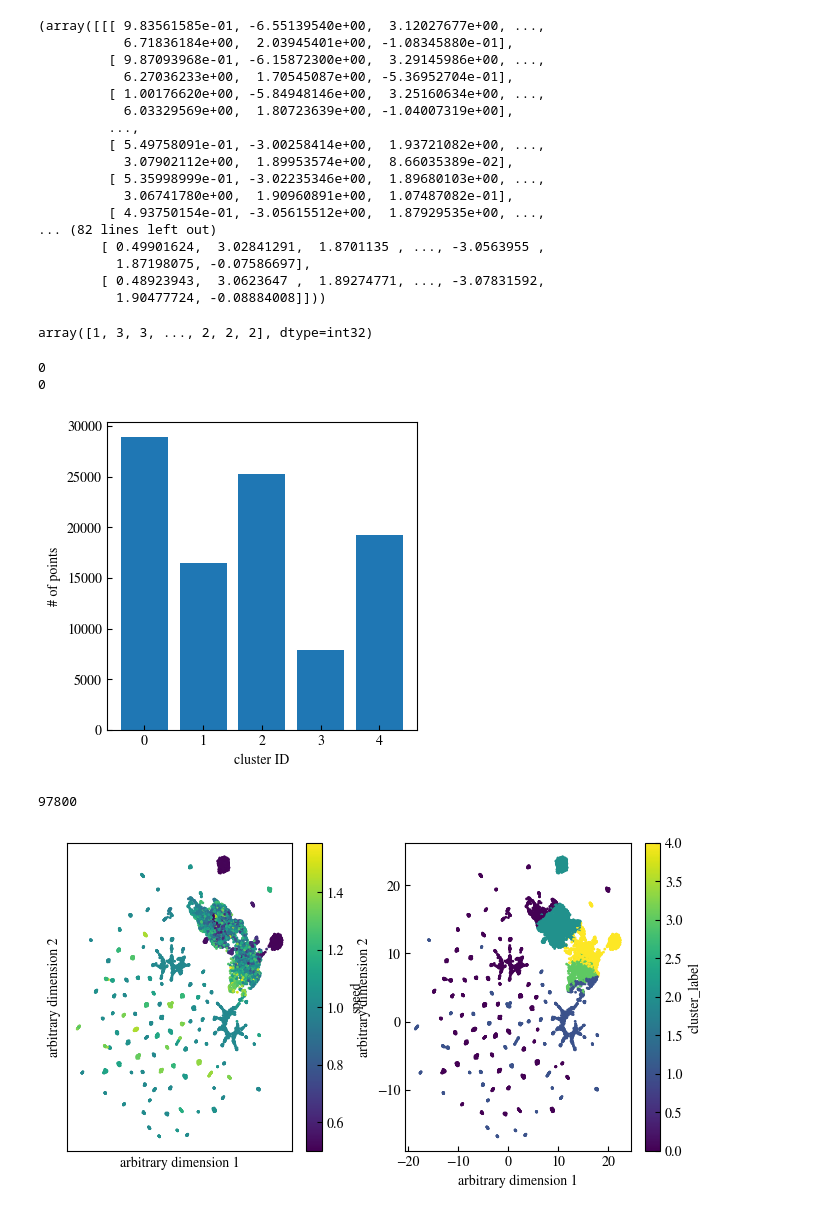
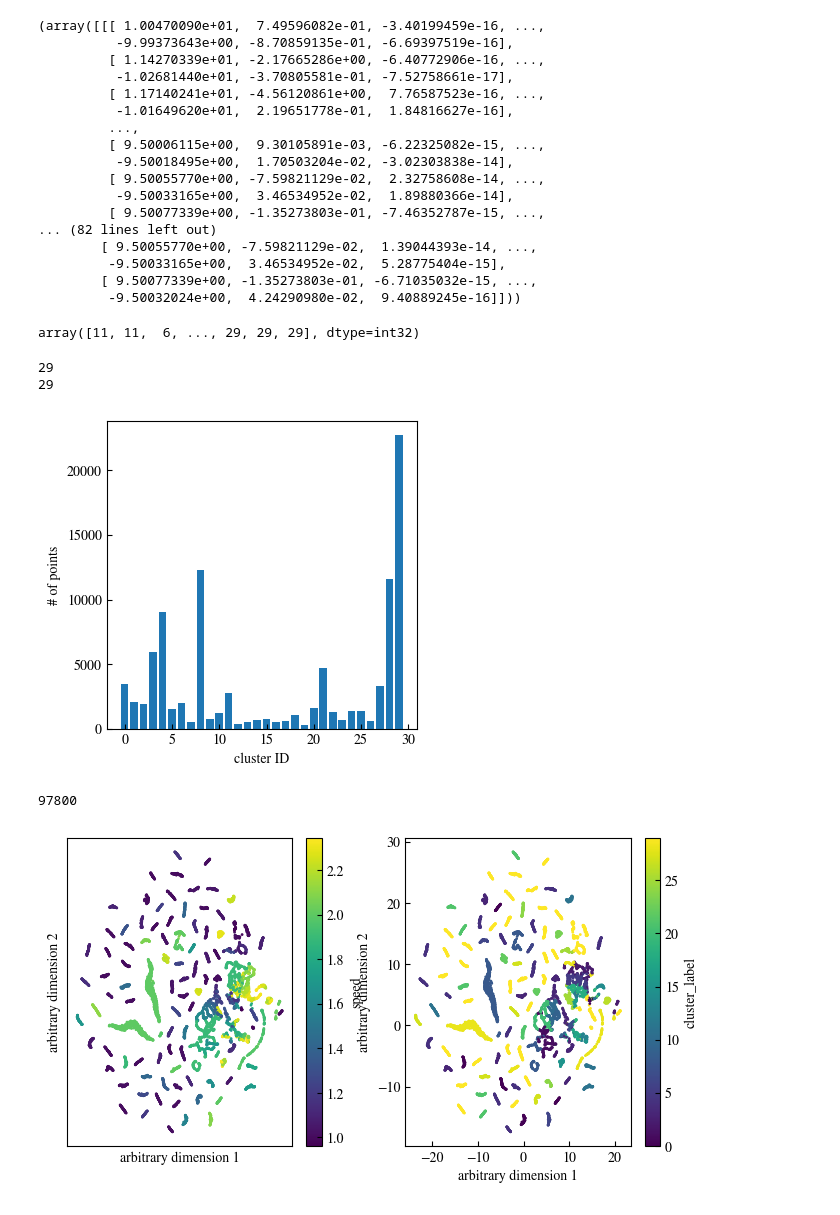
Before and after one commit to HugoLeRoy94/ClusterAnalysis, a Jupyter notebook: unit_test/test_embedding_toy_model.ipynb, the cells around one changed output. Cells and saved outputs as stored; diff of their text form; code cells hidden in the pictures.

```diff
--- a/unit_test/test_embedding_toy_model.ipynb
+++ b/unit_test/test_embedding_toy_model.ipynb
@@ -58,33 +58,34 @@ ax2.set_yticks([-3,0,3])
 #emb = Embedding(df,
 #                columns=['speed','curvature_angle','abs_torsion_angle'],
 #                ID_NAME='label')
-emb = EmbeddingPosition(df,columns=['speed'],columns_translated=['x','y','z'],ID_NAME='label')
+#emb = EmbeddingPosition(df,columns=['speed'],columns_translated=['x','y','z'],ID_NAME='label')
+emb = EmbeddingPosition(df,columns=[],columns_translated=['x','y','z'],ID_NAME='label')
 #emb = Embedding(df,
 #                columns=['speed','curvature_angle'],ID_NAME='label')
 # %%
 emb.make_embedding(K=20)
 # %% [output]
-(array([[[ 9.83561585e-01, -6.55139540e+00,  3.12027677e+00, ...,
-           6.71836184e+00,  2.03945401e+00, -1.08345880e-01],
-         [ 9.87093968e-01, -6.15872300e+00,  3.29145986e+00, ...,
-           6.27036233e+00,  1.70545087e+00, -5.36952704e-01],
-         [ 1.00176620e+00, -5.84948146e+00,  3.25160634e+00, ...,
-           6.03329569e+00,  1.80723639e+00, -1.04007319e+00],
+(array([[[ 1.00470090e+01,  7.49596082e-01, -3.40199459e-16, ...,
+          -9.99373643e+00, -8.70859135e-01, -6.69397519e-16],
+         [ 1.14270339e+01, -2.17665286e+00, -6.40772906e-16, ...,
+          -1.02681440e+01, -3.70805581e-01, -7.52758661e-17],
+         [ 1.17140241e+01, -4.56120861e+00,  7.76587523e-16, ...,
+          -1.01649620e+01,  2.19651778e-01,  1.84816627e-16],
          ...,
-         [ 5.49758091e-01, -3.00258414e+00,  1.93721082e+00, ...,
-           3.07902112e+00,  1.89953574e+00,  8.66035389e-02],
-         [ 5.35998999e-01, -3.02235346e+00,  1.89680103e+00, ...,
-           3.06741780e+00,  1.90960891e+00,  1.07487082e-01],
-         [ 4.93750154e-01, -3.05615512e+00,  1.87929535e+00, ...,
+         [ 9.50006115e+00,  9.30105891e-03, -6.22325082e-15, ...,
+          -9.50018495e+00,  1.70503204e-02, -3.02303838e-14],
+         [ 9.50055770e+00, -7.59821129e-02,  2.32758608e-14, ...,
+          -9.50033165e+00,  3.46534952e-02,  1.89880366e-14],
+         [ 9.50077339e+00, -1.35273803e-01, -7.46352787e-15, ...,
 ... (82 lines left out)
-        [ 0.49901624,  3.02841291,  1.8701135 , ..., -3.0563955 ,
-          1.87198075, -0.07586697],
-        [ 0.48923943,  3.0623647 ,  1.89274771, ..., -3.07831592,
-          1.90477724, -0.08884008]]))
+        [ 9.50055770e+00, -7.59821129e-02,  1.39044393e-14, ...,
+         -9.50033165e+00,  3.46534952e-02,  5.28775404e-15],
+        [ 9.50077339e+00, -1.35273803e-01, -6.71035032e-15, ...,
+         -9.50032024e+00,  4.24290980e-02,  9.40889245e-16]]))
 # %%
-emb.make_cluster(5,clustering_method='kmeans')#,n_subsample=1000)
+emb.make_cluster(30,clustering_method='kmeans')#,n_subsample=1000)
 # %% [output]
-array([1, 3, 3, ..., 2, 2, 2], dtype=int32)
+array([11, 11,  6, ..., 29, 29, 29], dtype=int32)
 # %%
 # Label the rest by nearest center
 from scipy.spatial.distance import cdist
@@ -104,9 +105,9 @@ ax.set_ylabel('# of points')
 print(unique_labels[np.argmax(counts)])
 print(np.argmax(counts))
 # %% [output]
-0
-0
+29
+29
-[figure, old version]
+[figure, new version]
 # %%
 rng = np.random.default_rng(10973)
 print(emb.flatten_embedding_matrix.shape[0])
@@ -133,46 +134,45 @@ reduced_centers = reduced_all[N:N + emb.cluster_centers_.shape[0]]
 # %%
 fig,ax = plt.subplots(ncols=2,figsize=(8,4))
 
-#speedx = emb.flatten_embedding_matrix[indices,0::3][:,1:] - emb.flatten_embedding_matrix[indices,0::3][:,:-1]
-#speedy = emb.flatten_embedding_matrix[indices,1::3][:,1:] - emb.flatten_embedding_matrix[indices,1::3][:,:-1]
-#speedz = emb.flatten_embedding_matrix[indices,2::3][:,1:] - emb.flatten_embedding_matrix[indices,2::3][:,:-1]
-#speed = np.mean(np.linalg.norm(np.array([speedx,speedy,speedz]).T,axis=2),axis=0)
-#print(speed.shape)
-#color_values=speed
-color_values = np.mean(emb.flatten_embedding_matrix[indices, 0::4], axis=1)
+speedx = emb.flatten_embedding_matrix[indices,0::3][:,1:] - emb.flatten_embedding_matrix[indices,0::3][:,:-1]
+speedy = emb.flatten_embedding_matrix[indices,1::3][:,1:] - emb.flatten_embedding_matrix[indices,1::3][:,:-1]
+speedz = emb.flatten_embedding_matrix[indices,2::3][:,1:] - emb.flatten_embedding_matrix[indices,2::3][:,:-1]
+speed = np.mean(np.linalg.norm(np.array([speedx,speedy,speedz]).T,axis=2),axis=0)
+color_values=speed
+#color_values = np.mean(emb.flatten_embedding_matrix[indices, 0::4], axis=1)
 sc = ax[0].scatter(reduced_points[:,0],reduced_points[:,1],c = color_values,s=1.,alpha=1,rasterized=True)
 #ax = use_mpl_scatter_density(fig, reduced_points[:,0],reduced_points[:,1],dpi=10,nrows=1,pos=1,colorbar=None)
 #for i in range(reduced_centers.shape[0]):
 #    ax.scatter(reduced_centers[i,0],reduced_centers[i,1],s=counts[i]*0.01,color="red", alpha=0.3)
 
 vor = Voronoi(reduced_centers)
 #voronoi_plot_2d(vor, ax=ax[0], show_points = False, show_vertices=False, line_colors='red')
 ax[0].set_xticks([])
 ax[0].set_yticks([])
 ax[0].set_xlabel('arbitrary dimension 1')
 ax[0].set_ylabel('arbitrary dimension 2')
 cbar = fig.colorbar(sc, ax=ax[0])
 cbar.set_label(r'speed')
 #cbar.ax.set_yticks([])
 
 color_values = np.mean(emb.flatten_embedding_matrix[indices, 1::3], axis=1)
 color_values = emb.labels[indices]
 sc = ax[1].scatter(reduced_points[:,0],reduced_points[:,1],c = color_values,s=1.,alpha=1,rasterized=True)
 vor = Voronoi(reduced_centers)
 #voronoi_plot_2d(vor, ax=ax[1], show_points = False, show_vertices=False, line_colors='red')
 #ax[1].set_xticks([])
 #ax[1].set_yticks([])
 ax[1].set_xlabel('arbitrary dimension 1')
 ax[1].set_ylabel('arbitrary dimension 2')
 cbar = fig.colorbar(sc, ax=ax[1])
 cbar.set_label(r'cluster_label')
 #cbar.ax.set_yticks([])
 
 #for i in range(2):
 #    ax[i].set_xlim(-2,15)
 #    ax[i].set_ylim(-2,10)
 # %% [output]
-[figure, old version]
+[figure, new version]
 # %%
 lambda_tau =[]
 taus = np.array([1,2,3,4,5,10,15,20,25,30,40,50,100,200,300,500])
```
Also changed, not shown: parts of 22 cells of this notebook, 2 other files.
